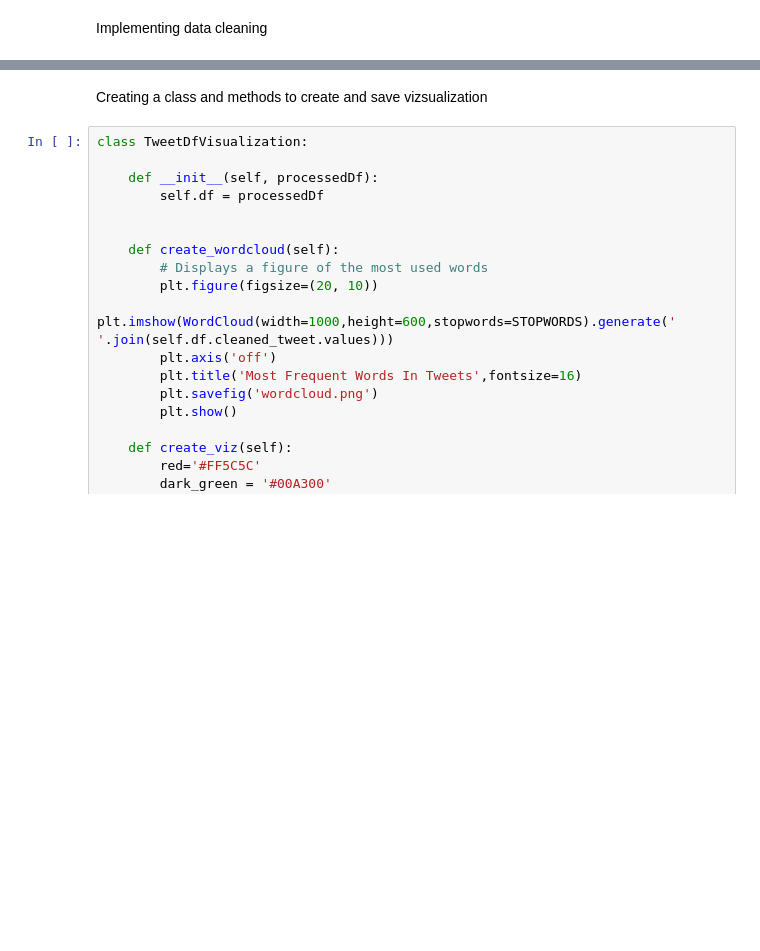
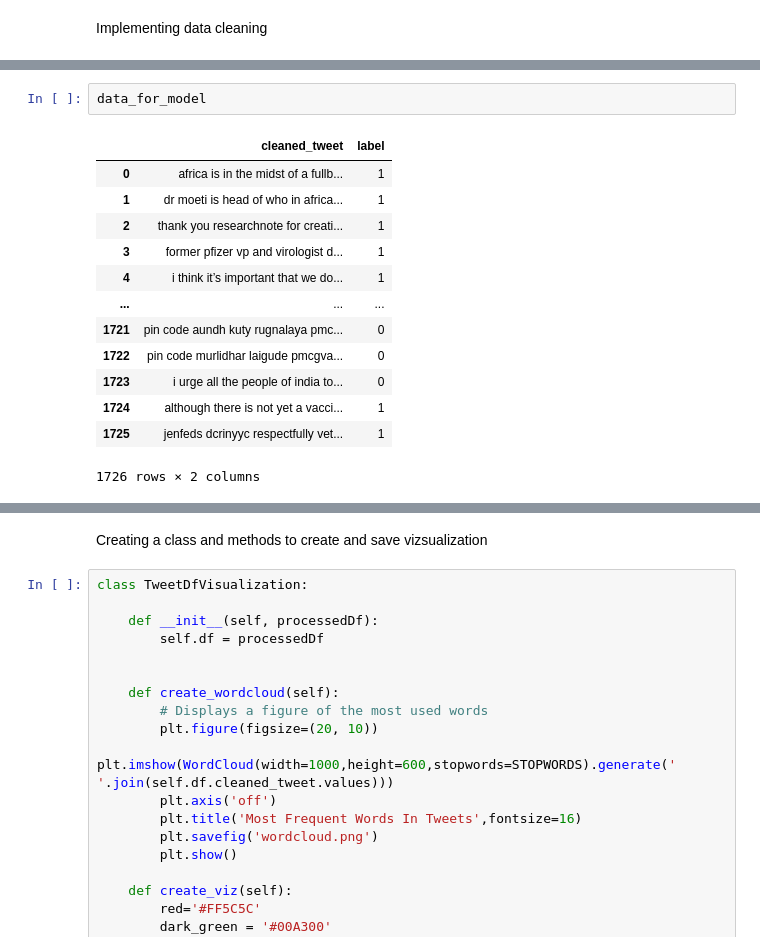
Before and after one commit to mdahwireng/10AcademyTasks, a Jupyter notebook: t3_rolling.ipynb, the cells around one changed output, grey strips where cells are left out. Cells and saved outputs as stored; diff of their text form; blank space fills up the shorter version.

```diff
--- a/t3_rolling.ipynb
+++ b/t3_rolling.ipynb
@@ -423,3 +456,19 @@ The number of columns having missing value(s): 2
 The number of rows with missing value(s) in [possibly_sensitive]: 5014
 The number of rows with missing value(s) in [place]: 2444
 The total number of missing value(s): 7458
+# %%
+data_for_model
+# %% [output]
+|  | cleaned_tweet | label |
+| 0 | africa is in the midst of a fullb... | 1 |
+| 1 | dr moeti is head of who in africa... | 1 |
+| 2 | thank you researchnote for creati... | 1 |
+| 3 | former pfizer vp and virologist d... | 1 |
+| 4 | i think it’s important that we do... | 1 |
+| ... | ... | ... |
+| 1721 | pin code aundh kuty rugnalaya pmc... | 0 |
+| 1722 | pin code murlidhar laigude pmcgva... | 0 |
+| 1723 | i urge all the people of india to... | 0 |
+| 1724 | although there is not yet a vacci... | 1 |
+| 1725 | jenfeds dcrinyyc respectfully vet... | 1 |
+1726 rows × 2 columns
```
Also changed, not shown: parts of 19 cells of this notebook, 2 other files.
